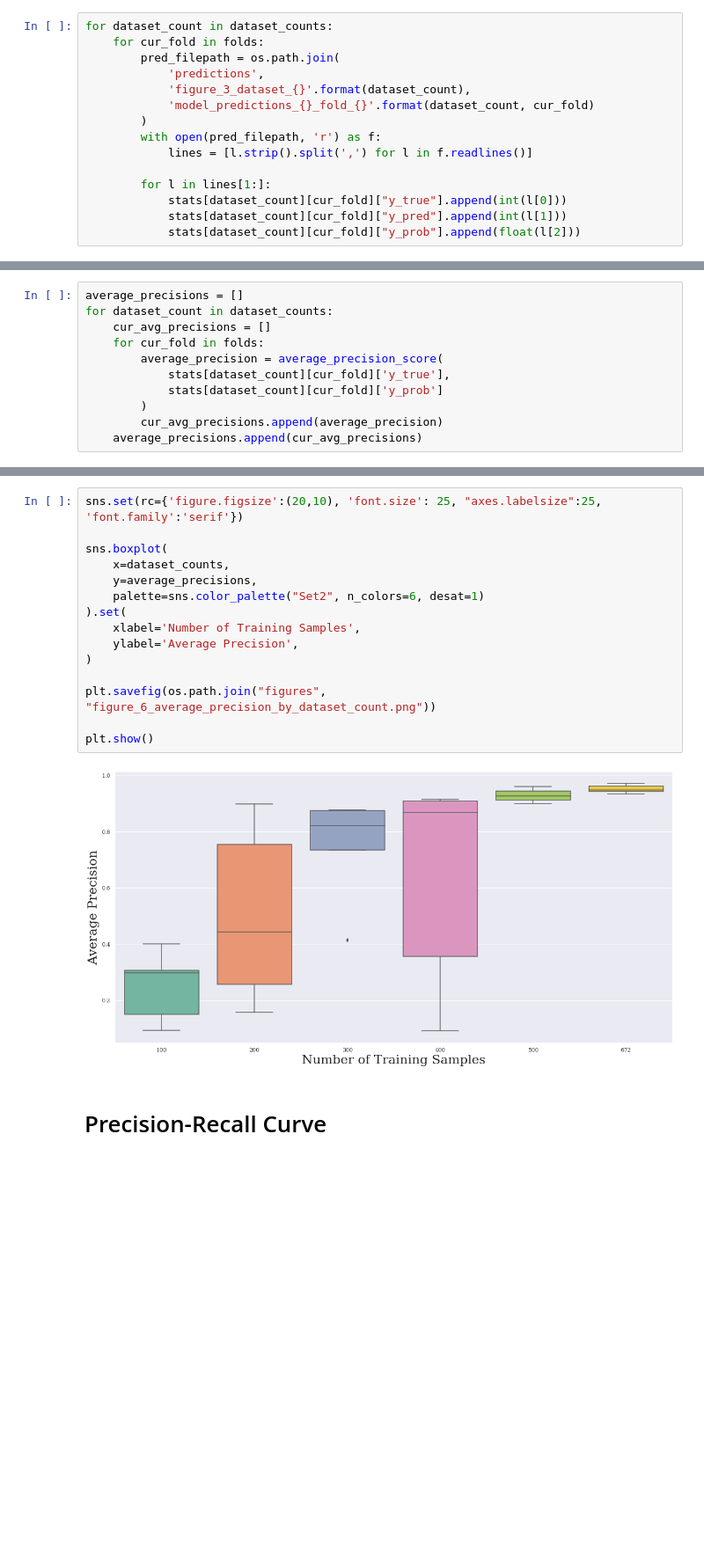
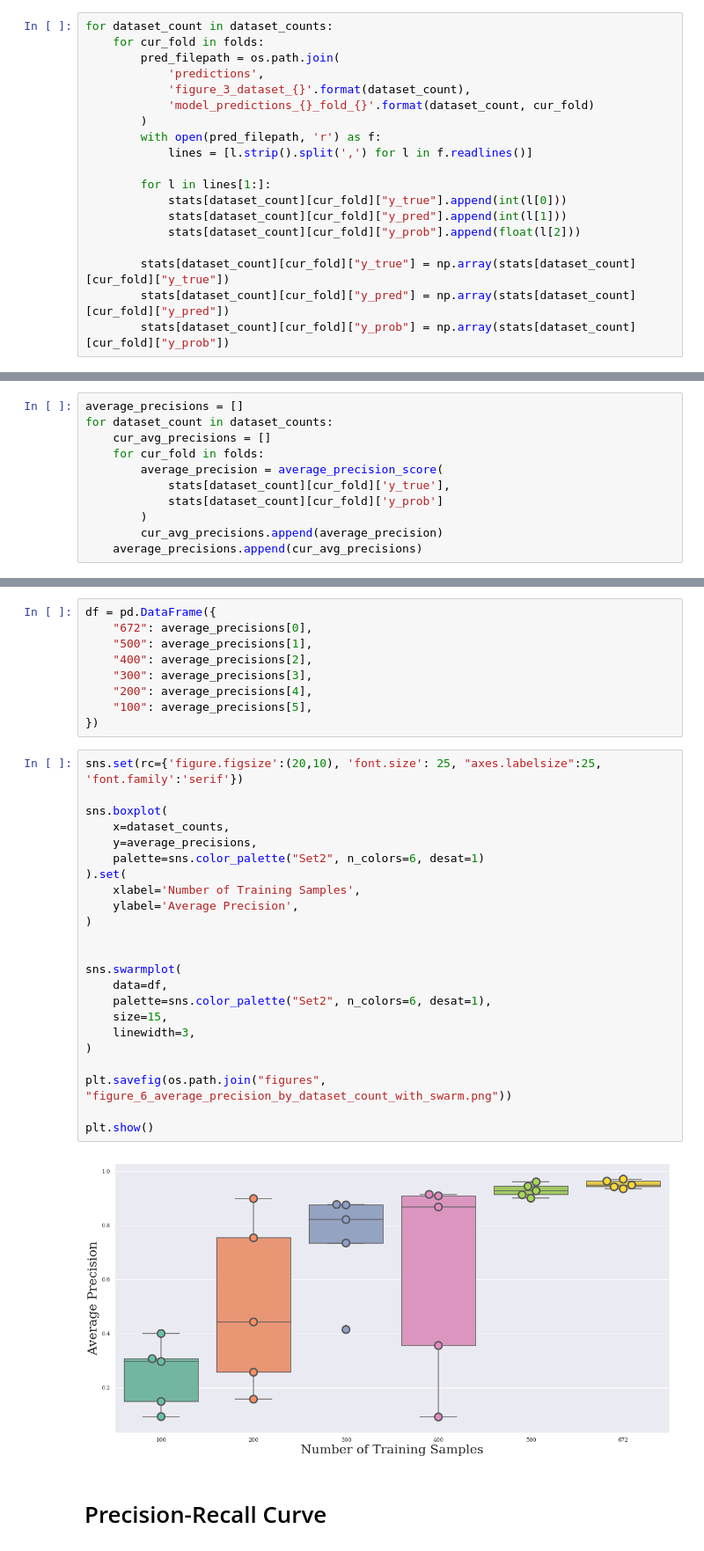
Before and after one commit to sremedios/multiple_instance_learning, a Jupyter notebook: figure_6_7_crossvalidated_average_precision.ipynb, the cells around one changed output, grey strips where cells are left out. Shown: that part at 88% size. Cells and saved outputs as stored; diff of their text form; blank space fills up the shorter version.

```diff
--- a/figure_6_7_crossvalidated_average_precision.ipynb
+++ b/figure_6_7_crossvalidated_average_precision.ipynb
@@ -36,6 +38,10 @@ for dataset_count in dataset_counts:
             stats[dataset_count][cur_fold]["y_true"].append(int(l[0]))
             stats[dataset_count][cur_fold]["y_pred"].append(int(l[1]))
             stats[dataset_count][cur_fold]["y_prob"].append(float(l[2]))
+
+        stats[dataset_count][cur_fold]["y_true"] = np.array(stats[dataset_count][cur_fold]["y_true"])
+        stats[dataset_count][cur_fold]["y_pred"] = np.array(stats[dataset_count][cur_fold]["y_pred"])
+        stats[dataset_count][cur_fold]["y_prob"] = np.array(stats[dataset_count][cur_fold]["y_prob"])
 # %% [markdown]
 # Average Precision for Each Dataset
 # %%
@@ -52,19 +66,36 @@ for dataset_count in dataset_counts:
+# %%
+df = pd.DataFrame({
+    "672": average_precisions[0],
+    "500": average_precisions[1],
+    "400": average_precisions[2],
+    "300": average_precisions[3],
+    "200": average_precisions[4],
+    "100": average_precisions[5],
+})
 # %%
 sns.set(rc={'figure.figsize':(20,10), 'font.size': 25, "axes.labelsize":25, 'font.family':'serif'})
 
 sns.boxplot(
     x=dataset_counts,
     y=average_precisions,
     palette=sns.color_palette("Set2", n_colors=6, desat=1)
 ).set(
     xlabel='Number of Training Samples',
     ylabel='Average Precision',
 )
 
-plt.savefig(os.path.join("figures", "figure_6_average_precision_by_dataset_count.png"))
+
+sns.swarmplot(
+    data=df,
+    palette=sns.color_palette("Set2", n_colors=6, desat=1),
+    size=15,
+    linewidth=3,
+)
+
+plt.savefig(os.path.join("figures", "figure_6_average_precision_by_dataset_count_with_swarm.png"))
 
 plt.show()
 # %% [output]
-[figure, old version]
+[figure, new version]
 # %% [markdown]
 # Precision-Recall Curve
```
Also changed, not shown: parts of 13 cells of this notebook, 1 other file.
